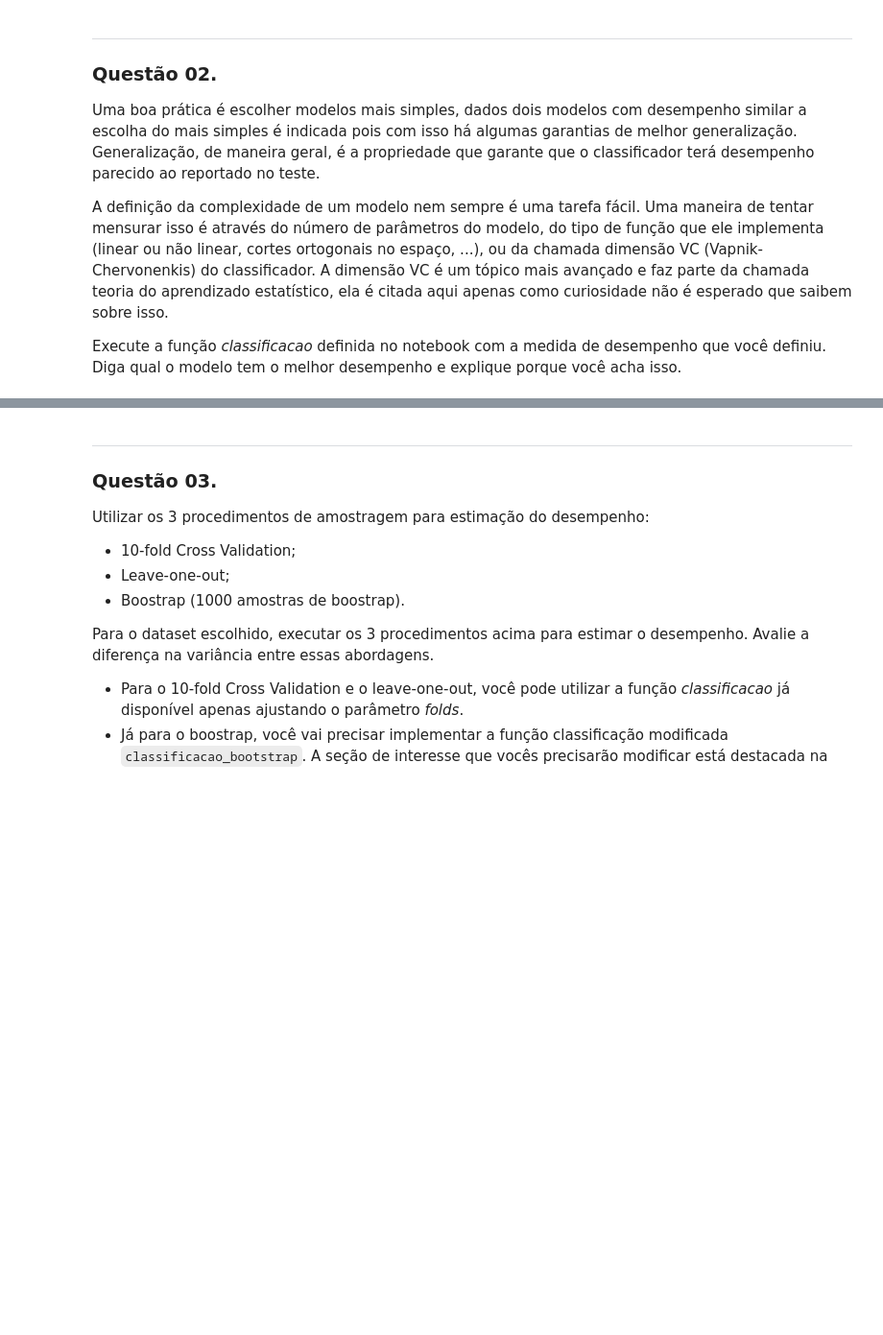
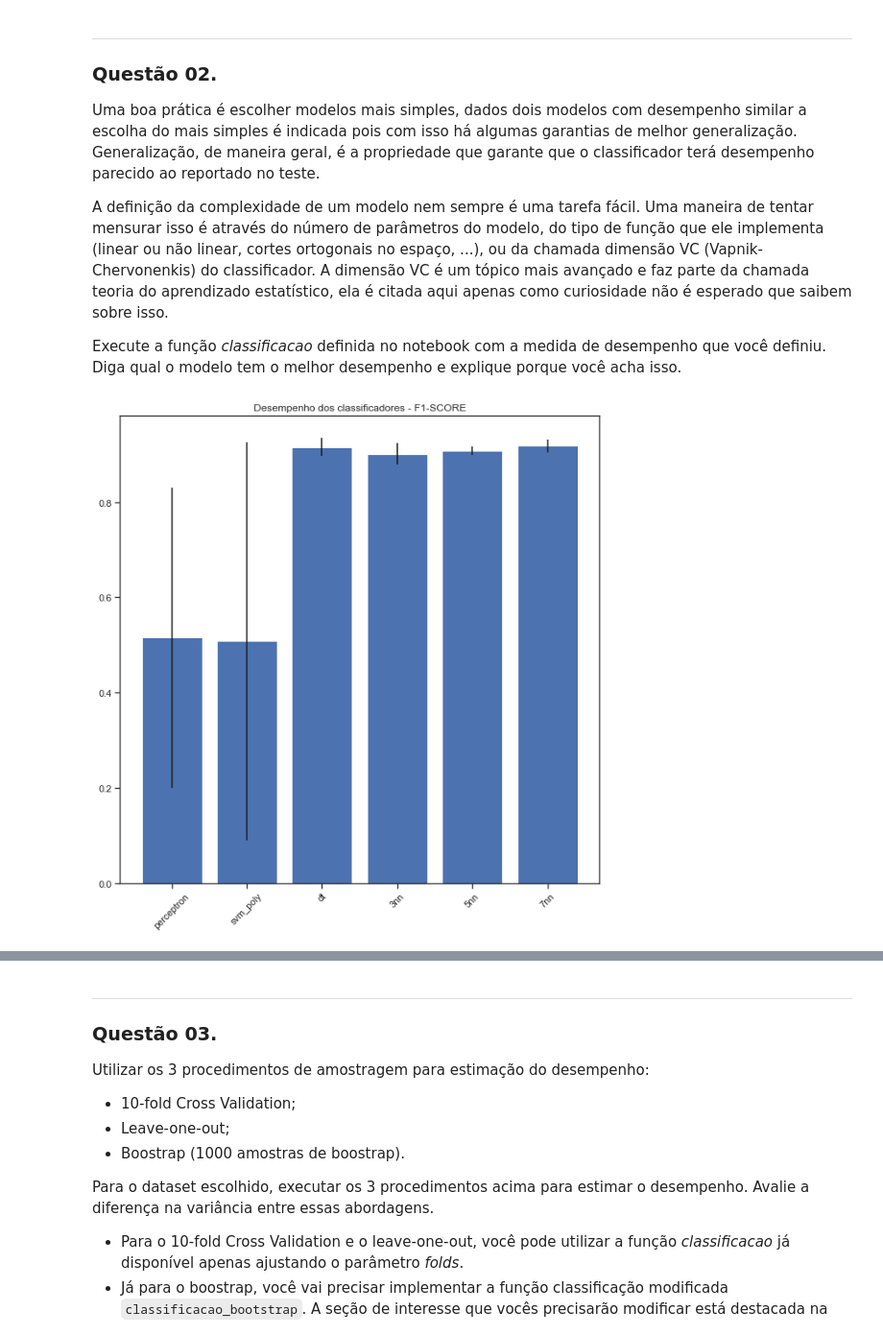
Before and after one commit to gmichelcarvalho/SCC5948_Ciencia-de-dados, a Jupyter notebook: Exercício_Planejamento_de_Experimentos.ipynb, the cells around one changed output, grey strips where cells are left out. Shown at 96% size. Drawn from its saved outputs; the diff is of its cells as text; code cells hidden in the pictures; blank space fills up the shorter version.

```diff
--- a/Exercício_Planejamento_de_Experimentos.ipynb
+++ b/Exercício_Planejamento_de_Experimentos.ipynb
@@ -145,0 +264,2 @@ array(['mean radius', 'mean texture', 'mean perimeter', 'mean area',
+# %%
+features_selected_numbers = [1,3,4,5,6,7,9,10,11]
@@ -161,12 +283,13 @@ from sklearn.metrics import mean_squared_error
 from numpy import mean, std
 from sklearn.metrics import confusion_matrix
 from sklearn.metrics import balanced_accuracy_score
+from sklearn.metrics import f1_score
 import warnings
 warnings.filterwarnings('ignore')
 from matplotlib import pyplot as plt
 
 
-def classificacao(data, columns, target, score=balanced_accuracy_score, score_name='acurácia',
+def classificacao(data, columns, target, score=f1_score, score_name='F1-SCORE',
                   folds=5, plot=True):
     """
     Executa classificação do conjunto de dados passado
@@ -240,7 +363,7 @@ def classificacao(data, columns, target, score=balanced_accuracy_score, score_na
     if not plot:
         return {'results': results, 'clfs':clfs}
     # faz o plot de desempenho dos classificadores
-    plt.figure(figsize=(8,8))
+    plt.figure(figsize=(10,10))
     plt.bar(range(1, len(clfs)+1), [mean(results[name]) for name in clfs_names],
                                 yerr=[std(results[name]) for name in clfs_names])
     plt.xticks(range(1, len(clfs)+1), clfs_names, rotation=45)
@@ -249,3 +372,7 @@ def classificacao(data, columns, target, score=balanced_accuracy_score, score_na
     plt.show()
 
     return {'results': results, 'clfs':clfs, 'confusion_matrices': confusion_matrices}
+# %%
+resultados0 = classificacao(df_cancer,features_selected_numbers, target=30)
+# %% [output]
+[figure, added]
```
Also changed, not shown: parts of 45 cells of this notebook.
